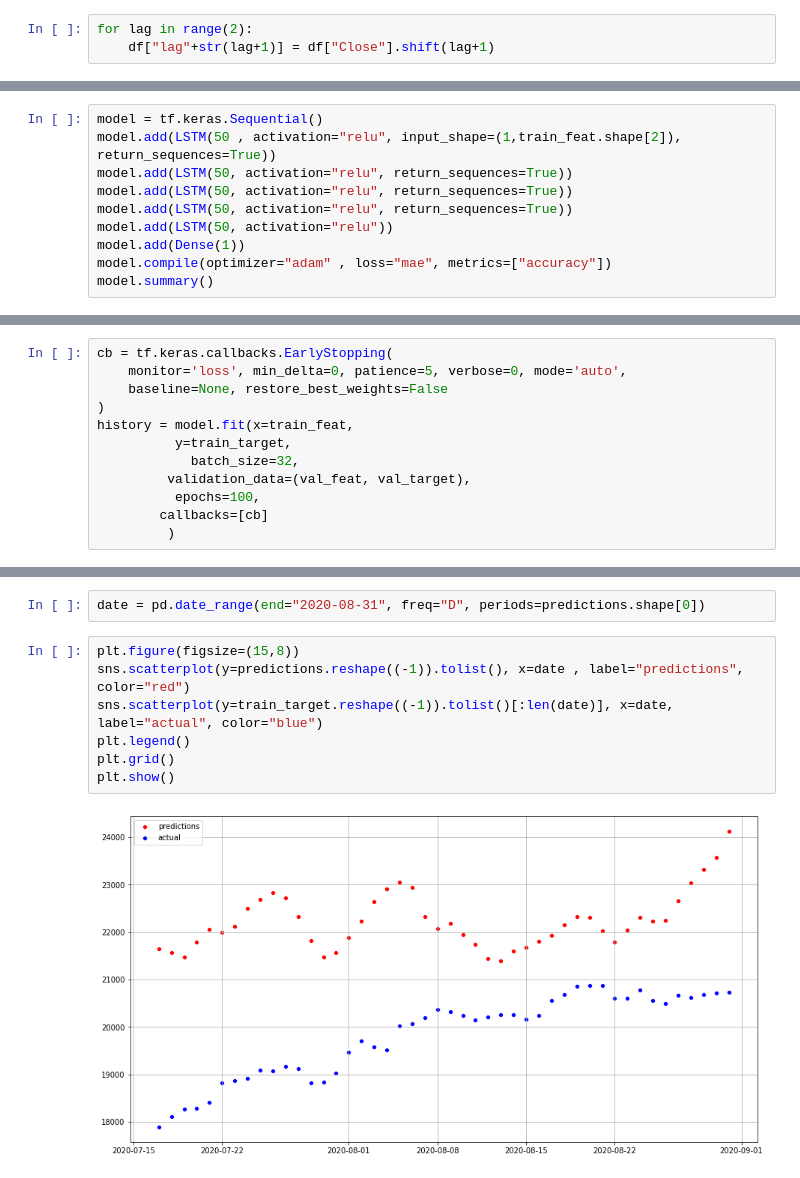
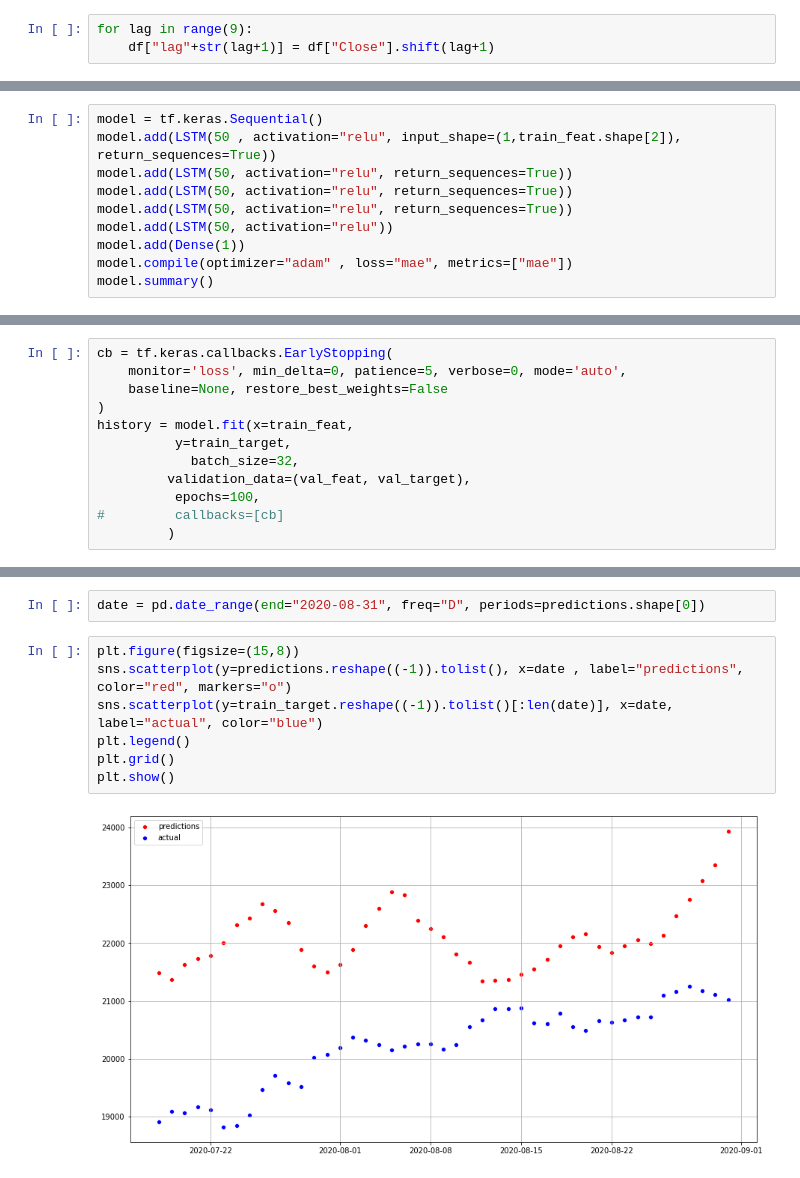
Before and after one commit to ds-praveenkumar/timeseries-analysis, a Jupyter notebook: notebook/dev.ipynb, the cells around one changed output, grey strips where cells are left out. Cells and saved outputs as stored; diff of their text form.

Commit message:
trained base line model

```diff
--- a/notebook/dev.ipynb
+++ b/notebook/dev.ipynb
@@ -65,7 +66,7 @@ df.sort_values(by="Date")
 | 166 | 2020-08-31 | 25038.80 | 25232.60 | 23385.30 | 23754.35 | 712975732 | 18730.3 |
 906 rows × 7 columns
 # %%
-for lag in range(2):
+for lag in range(9):
     df["lag"+str(lag+1)] = df["Close"].shift(lag+1)
 # %%
 df.iloc[:, 7:].dropna(inplace=True)
@@ -124,6 +125,6 @@ model.add(LSTM(50, activation="relu", return_sequences=True))
 model.add(LSTM(50, activation="relu", return_sequences=True))
 model.add(LSTM(50, activation="relu"))
 model.add(Dense(1))
-model.compile(optimizer="adam" , loss="mae", metrics=["accuracy"])
+model.compile(optimizer="adam" , loss="mae", metrics=["mae"])
 model.summary()
 # %% [output]
@@ -157,7 +158,7 @@ history = model.fit(x=train_feat,
             batch_size=32,
          validation_data=(val_feat, val_target),
           epochs=100,
-        callbacks=[cb]
+#         callbacks=[cb]
          )
 # %% [output]
 Epoch 1/100
@@ -193,10 +194,10 @@ predictions = model.predict(val_feat)
 date = pd.date_range(end="2020-08-31", freq="D", periods=predictions.shape[0])
 # %%
 plt.figure(figsize=(15,8))
-sns.scatterplot(y=predictions.reshape((-1)).tolist(), x=date , label="predictions", color="red")
+sns.scatterplot(y=predictions.reshape((-1)).tolist(), x=date , label="predictions", color="red", markers="o")
 sns.scatterplot(y=train_target.reshape((-1)).tolist()[:len(date)], x=date, label="actual", color="blue")
 plt.legend()
 plt.grid()
 plt.show()
 # %% [output]
-[figure, old version]
+[figure, new version]
```
Also changed, not shown: parts of 13 cells of this notebook, 1 other file.
